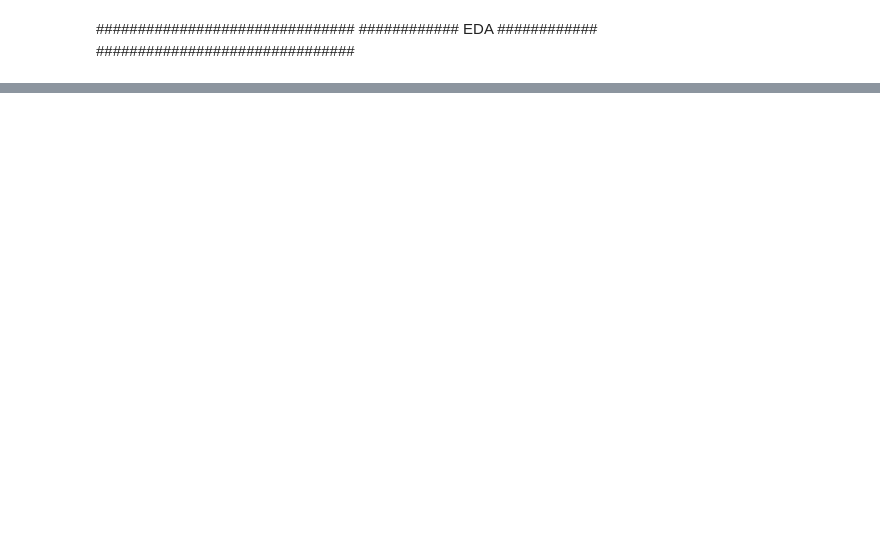
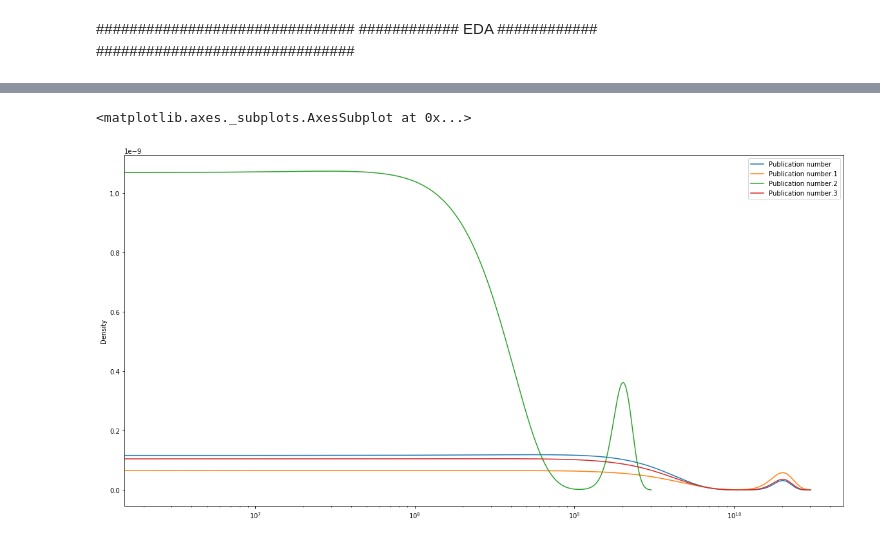
Before and after one commit to Nilanshrajput/AdvitiyaHackathon, a Jupyter notebook: patentClassifiaction.ipynb, the cells around one changed output, grey strips where cells are left out. Drawn from its saved outputs; the diff is of its cells as text; code cells hidden in the pictures; blank space fills up the shorter version.

```diff
--- a/patentClassifiaction.ipynb
+++ b/patentClassifiaction.ipynb
@@ -53,0 +119,8 @@ print(*array)
+# %%
+from matplotlib.pyplot import figure
+
+
+centerintData.plot(kind = "density",figsize = (20,10),logx = True,logy = False,)
+# %% [output]
+<matplotlib.axes._subplots.AxesSubplot at 0x...>
+[figure, added]
```
Also changed, not shown: parts of 7 cells of this notebook.
